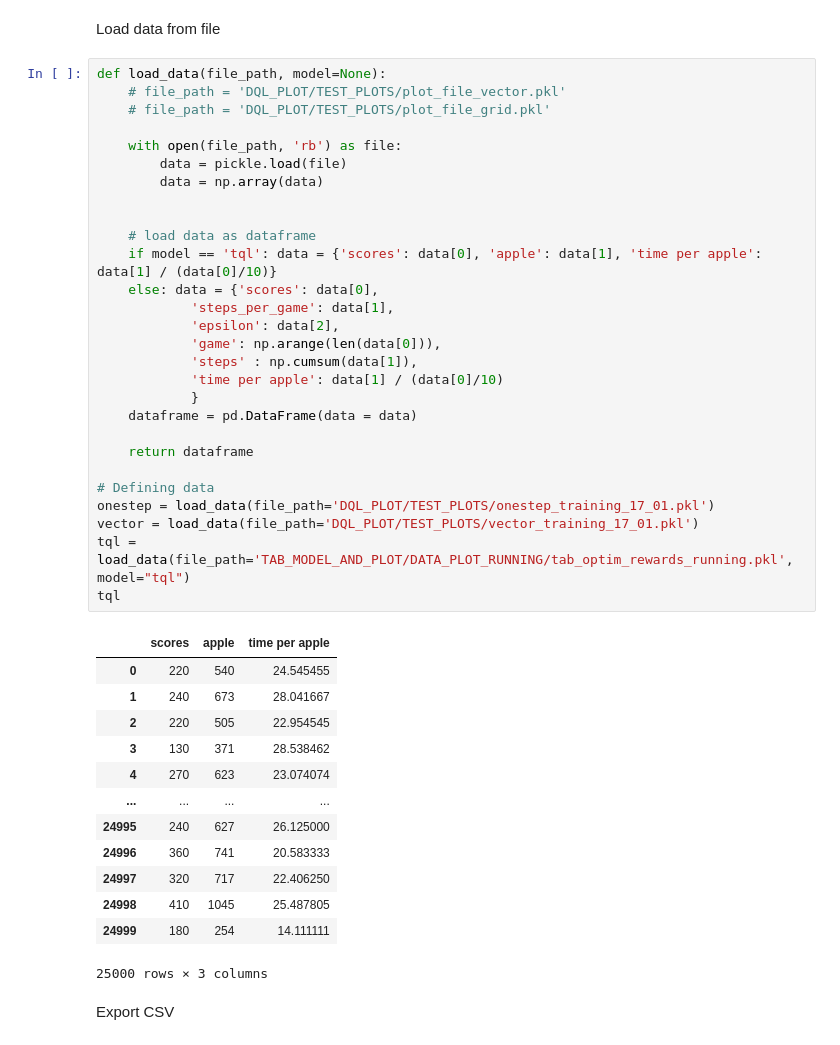
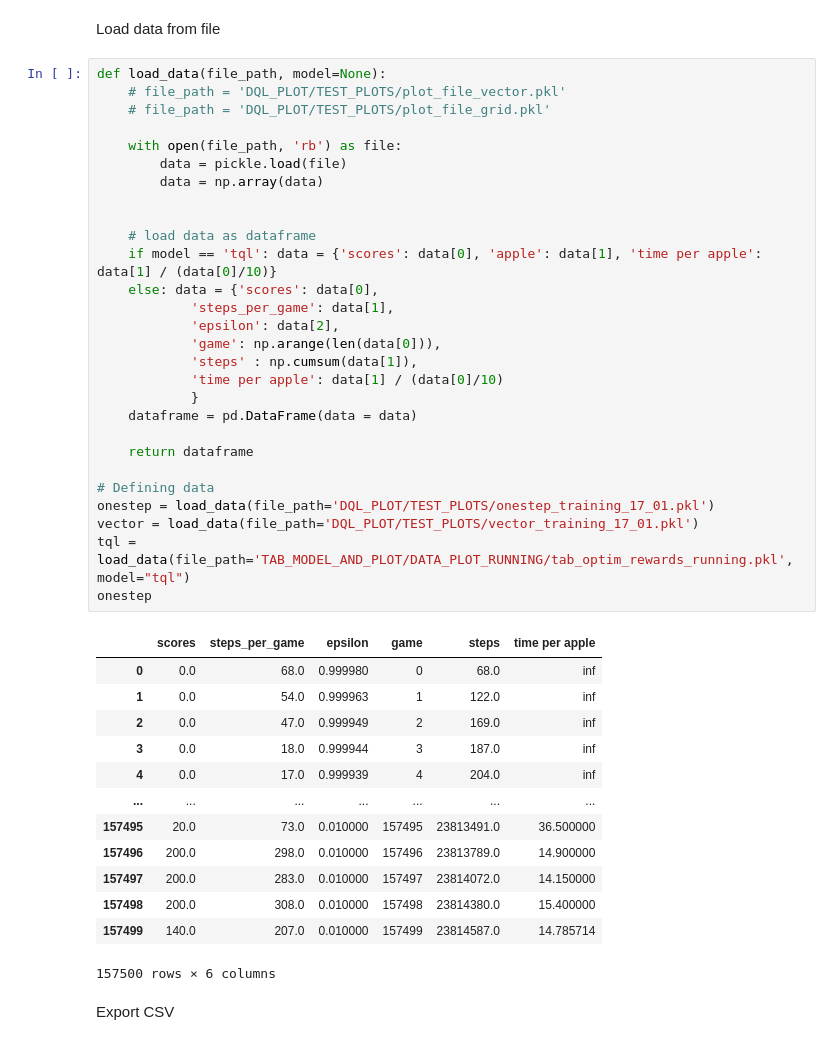
Before and after one commit to vietnhprivat/snake_ai, a Jupyter notebook: src/Classes/data_collection.ipynb, the cells around one changed output. Drawn from its saved outputs; the diff is of its cells as text.

```diff
--- a/src/Classes/data_collection.ipynb
+++ b/src/Classes/data_collection.ipynb
@@ -17,45 +17,45 @@ Load data from file
 # %%
 def load_data(file_path, model=None):
     # file_path = 'DQL_PLOT/TEST_PLOTS/plot_file_vector.pkl'
     # file_path = 'DQL_PLOT/TEST_PLOTS/plot_file_grid.pkl'
 
     with open(file_path, 'rb') as file:
         data = pickle.load(file)
         data = np.array(data)
 
 
     # load data as dataframe
     if model == 'tql': data = {'scores': data[0], 'apple': data[1], 'time per apple': data[1] / (data[0]/10)}
     else: data = {'scores': data[0],
             'steps_per_game': data[1],
             'epsilon': data[2],
             'game': np.arange(len(data[0])),
             'steps' : np.cumsum(data[1]),
             'time per apple': data[1] / (data[0]/10)
             }
     dataframe = pd.DataFrame(data = data)
 
     return dataframe
 
 # Defining data
 onestep = load_data(file_path='DQL_PLOT/TEST_PLOTS/onestep_training_17_01.pkl')
 vector = load_data(file_path='DQL_PLOT/TEST_PLOTS/vector_training_17_01.pkl')
 tql = load_data(file_path='TAB_MODEL_AND_PLOT/DATA_PLOT_RUNNING/tab_optim_rewards_running.pkl', model="tql")
-tql
+onestep
 # %% [output]
-|  | scores | apple | time per apple |
-| 0 | 220 | 540 | 24.545455 |
-| 1 | 240 | 673 | 28.041667 |
-| 2 | 220 | 505 | 22.954545 |
-| 3 | 130 | 371 | 28.538462 |
-| 4 | 270 | 623 | 23.074074 |
-| ... | ... | ... | ... |
-| 24995 | 240 | 627 | 26.125000 |
-| 24996 | 360 | 741 | 20.583333 |
-| 24997 | 320 | 717 | 22.406250 |
-| 24998 | 410 | 1045 | 25.487805 |
-| 24999 | 180 | 254 | 14.111111 |
+|  | scores | steps_per_game | epsilon | game | steps | time per apple |
+| 0 | 0.0 | 68.0 | 0.999980 | 0 | 68.0 | inf |
+| 1 | 0.0 | 54.0 | 0.999963 | 1 | 122.0 | inf |
+| 2 | 0.0 | 47.0 | 0.999949 | 2 | 169.0 | inf |
+| 3 | 0.0 | 18.0 | 0.999944 | 3 | 187.0 | inf |
+| 4 | 0.0 | 17.0 | 0.999939 | 4 | 204.0 | inf |
+| ... | ... | ... | ... | ... | ... | ... |
+| 157495 | 20.0 | 73.0 | 0.010000 | 157495 | 23813491.0 | 36.500000 |
+| 157496 | 200.0 | 298.0 | 0.010000 | 157496 | 23813789.0 | 14.900000 |
+| 157497 | 200.0 | 283.0 | 0.010000 | 157497 | 23814072.0 | 14.150000 |
+| 157498 | 200.0 | 308.0 | 0.010000 | 157498 | 23814380.0 | 15.400000 |
+| 157499 | 140.0 | 207.0 | 0.010000 | 157499 | 23814587.0 | 14.785714 |
-25000 rows × 3 columns
+157500 rows × 6 columns
 # %% [markdown]
 Export CSV
 # %%
```
Also changed, not shown: parts of 1 cell of this notebook.
